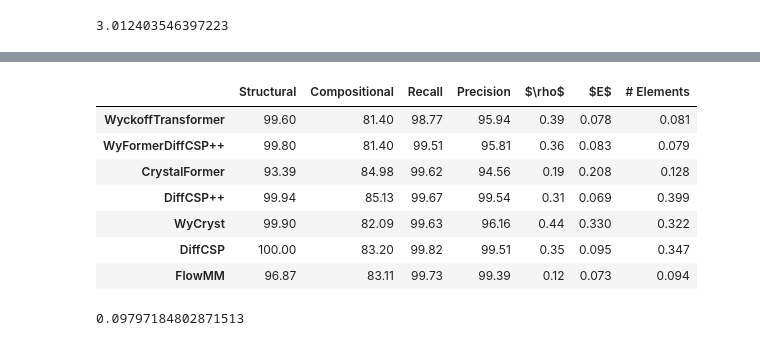
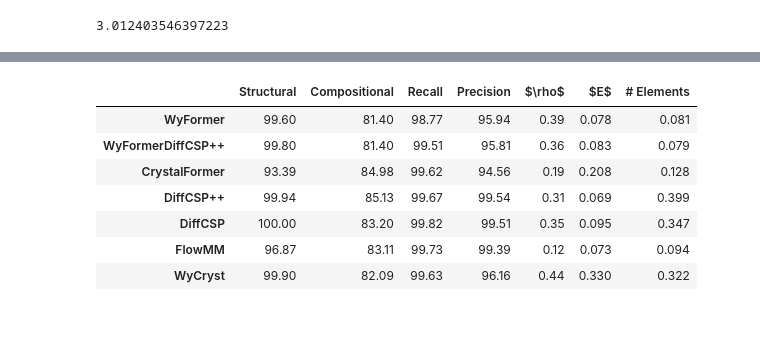
Before and after one commit to kedhip/WyckoffTransformer, a Jupyter notebook: MP_20_paper_eval.ipynb, the cells around one changed output, grey strips where cells are left out. Drawn from its saved outputs; the diff is of its cells as text; code cells hidden in the pictures.

```diff
--- a/MP_20_paper_eval.ipynb
+++ b/MP_20_paper_eval.ipynb
@@ -27,3 +42,7 @@ FileNotFoundError: [Errno 2] No such file or directory: '/home/kna/WyckoffTransf
+# %%
+datasets["WyCryst"] = ('WyCryst', 'CHGNet_fix')
+raw_datasets["WyCryst"] = ('WyCryst', 'CHGNet_fix')
+all_datasets[('WyCryst', 'CHGNet_fix')] = GeneratedDataset.from_cache(('WyCryst', 'CHGNet_fix'), "mp_20_biternary")
 # %%
 novelty_reference = pd.concat([
     all_datasets[('split', 'train')].data,
@@ -62,6 +77,18 @@ mp_20.smact_validity.mean()
 mp_20.sites.apply(len).mean()
 # %% [output]
 3.012403546397223
+# %%
+from pathlib import Path
+novel_save_count = 105
+novel_save_path = Path("generated", "Dropbox", f"novel_{novel_save_count}")
+novel_save_path.mkdir(parents=True, exist_ok=True)
+# %%
+from pymatgen.io.cif import CifWriter
+from pymatgen.core import Structure
+
+def to_cif(structure: Structure) -> str:
+    cif_writer = CifWriter(structure.to_primitive())
+    return cif_writer.__str__()
 # %%
 table = pd.DataFrame(
     index=datasets.keys(), columns=[
@@ -77,7 +104,7 @@ unique_sample_size = 992
 for name, transformations in tqdm(datasets.items()):
     dataset = all_datasets[transformations]
     unique = filter_by_unique_structure(dataset.data)
-    print(len(unique) / len(dataset.data))
+    print(f"Unique: {len(unique)} / {len(dataset.data)} = {len(unique) / len(dataset.data)}")
     novel_template = ~unique.apply(evaluation.novelty.record_to_anonymous_fingerprint, axis=1).isin(train_w_template_set)
     table.loc[name, "Novel Template (%)"] = 100 * novel_template.mean()
     if transformations == ("split", "train"):
@@ -96,6 +123,14 @@ for name, transformations in tqdm(datasets.items()):
         table.loc[name, r"$\rho$"] = test_evaluator.get_density_emd(novel)
         table.loc[name, "$E$"] = test_evaluator.get_cdvae_e_emd(novel)
         table.loc[name, "# Elements"] = test_evaluator.get_num_elements_emd(novel)
+    novel_cif = novel.structure.iloc[:novel_save_count].apply(to_cif)
+    site_counts = novel.structure.iloc[:novel_save_count].apply(lambda s: len(s.to_primitive().sites))
+    print(f"Novel_{novel_save_count} primitive site counts: "
+          f"{site_counts.mean()} ± {site_counts.std()}; max: {site_counts.max()}")
+    novel_cif.name = "cif"
+    cif_path = novel_save_path.joinpath(*transformations)
+    cif_path.mkdir(parents=True, exist_ok=True)
+    novel_cif.to_csv(cif_path.joinpath("cif.csv.gz"), index_label="index")
     table.loc[name, "P1 (%)"] = 100 * (novel.group == 1).mean()
     # table.loc[name, "# DoF"] = test_evaluator.get_dof_emd(novel)
     table.loc[name, "Space Group"] = test_evaluator.get_sg_chi2(novel)
@@ -222,42 +264,33 @@ prettify(cdvae_table)
 | WyCryst | 99.90 | 82.09 | 99.63 | 96.16 | 0.44 | 0.330 | 0.322 |
 # %%
-raw_datasets = {
-    "WyckoffTransformer": ("WyckoffTransformer", "CrySPR", "CHGNet_fix_release"),
-    "WyFormerDiffCSP++": ("WyckoffTransformer", "DiffCSP++"),
-    "CrystalFormer": ("CrystalFormer",),
-    "DiffCSP++": ("DiffCSP++",),
-    "WyCryst": ('WyCryst', 'CHGNet_fix'),
-    "DiffCSP": ("DiffCSP",),
-    "FlowMM": ("FlowMM",),
-}
 raw_test_evaluator = evaluation.statistical_evaluator.StatisticalEvaluator(all_datasets[('split', 'test')].data)
 cdvae_table = pd.DataFrame(index=pd.Index(raw_datasets.keys(), tupleize_cols=False),
     columns=[
         "Structural", "Compositional",
         "Recall", "Precision",
         r"$\rho$", "$E$", "# Elements"])
 sample_size = 992
 for name, transformations in tqdm(raw_datasets.items()):
     dataset = all_datasets[transformations]
     if "structure" in dataset.data.columns:
         cdvae_table.loc[name, "Compositional"] = 100*dataset.data.smact_validity.mean()
         cdvae_table.loc[name, "Structural"] = 100*dataset.data.structural_validity.mean()
         valid = dataset.data[dataset.data.naive_validity]
         cov_metrics = raw_test_evaluator.get_coverage(valid.cdvae_crystal)
         cdvae_table.loc[name, "Recall"] = 100*cov_metrics["cov_recall"]
         cdvae_table.loc[name, "Precision"] = 100*cov_metrics["cov_precision"]
         cdvae_table.loc[name, r"$\rho$"] = raw_test_evaluator.get_density_emd(valid)
         cdvae_table.loc[name, "$E$"] = raw_test_evaluator.get_cdvae_e_emd(valid)
         cdvae_table.loc[name, "# Elements"] = raw_test_evaluator.get_num_elements_emd(valid)
 cdvae_table.to_csv("tables/cdvae_metrics_no_relax_table.csv")
 prettify(cdvae_table).to_latex("tables/cdvae_metrics_no_relax_table.tex", siunitx=True, convert_css=True)
 prettify(cdvae_table)
 # %% [output]
 |  | Structural | Compositional | Recall | Precision | $\rho$ | $E$ | # Elements |
-| WyckoffTransformer | 99.60 | 81.40 | 98.77 | 95.94 | 0.39 | 0.078 | 0.081 |
+| WyFormer | 99.60 | 81.40 | 98.77 | 95.94 | 0.39 | 0.078 | 0.081 |
 | WyFormerDiffCSP++ | 99.80 | 81.40 | 99.51 | 95.81 | 0.36 | 0.083 | 0.079 |
 | CrystalFormer | 93.39 | 84.98 | 99.62 | 94.56 | 0.19 | 0.208 | 0.128 |
 | DiffCSP++ | 99.94 | 85.13 | 99.67 | 99.54 | 0.31 | 0.069 | 0.399 |
-| WyCryst | 99.90 | 82.09 | 99.63 | 96.16 | 0.44 | 0.330 | 0.322 |
 | DiffCSP | 100.00 | 83.20 | 99.82 | 99.51 | 0.35 | 0.095 | 0.347 |
 | FlowMM | 96.87 | 83.11 | 99.73 | 99.39 | 0.12 | 0.073 | 0.094 |
+| WyCryst | 99.90 | 82.09 | 99.63 | 96.16 | 0.44 | 0.330 | 0.322 |
@@ -270,4 +296,0 @@ b = np.random.normal(0, 1, 1000)
-# %%
-wasserstein_distance(a, b)
-# %% [output]
-0.09797184802871513
```
Also changed, not shown: parts of 11 cells of this notebook, 25 other files.
